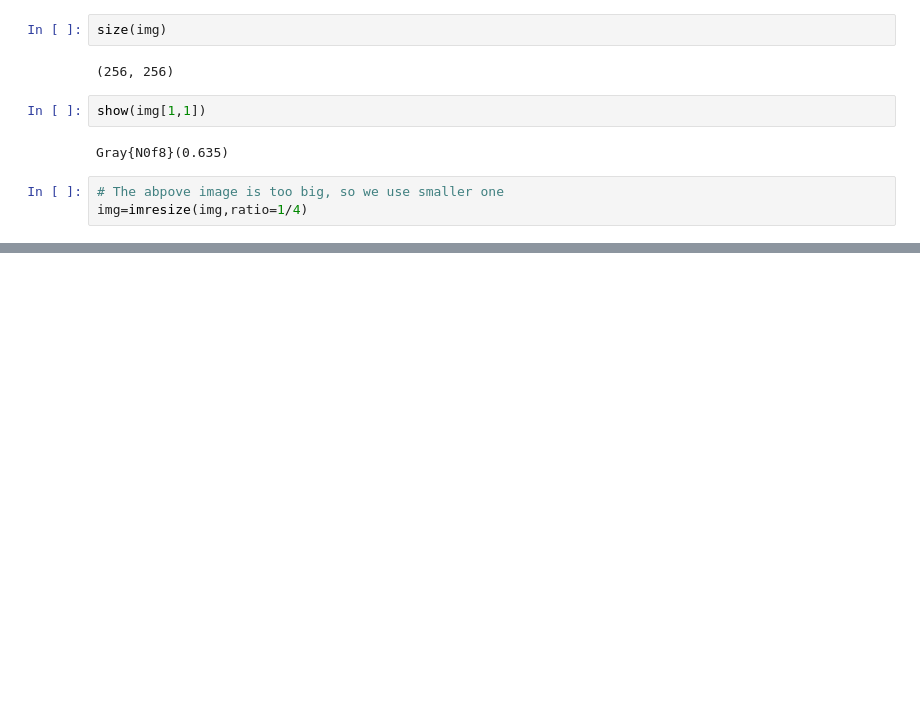
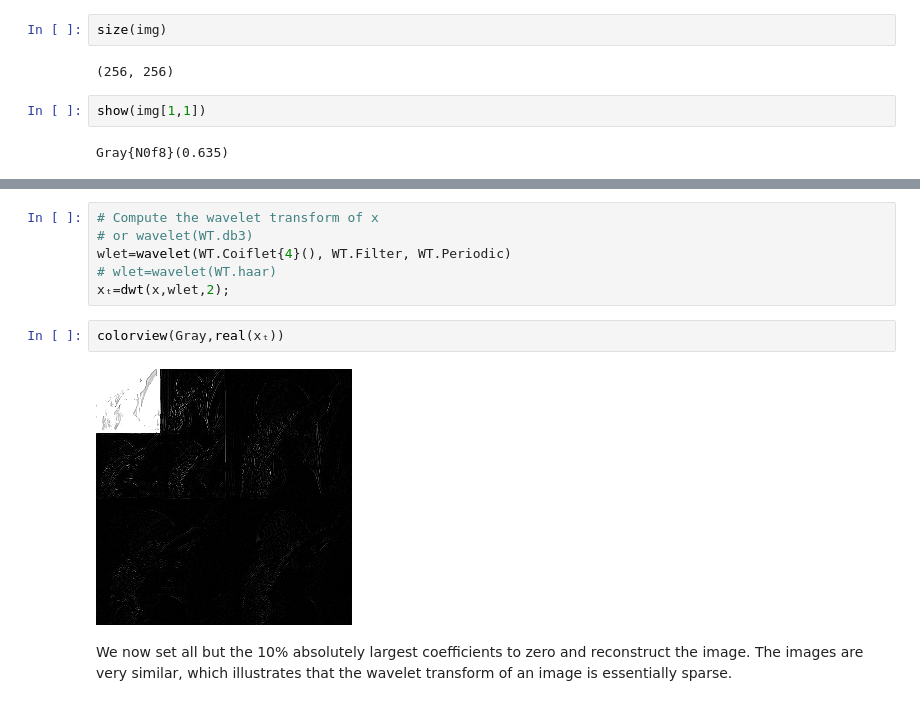
Before and after one commit to ivanslapnicar/GIAN-Applied-NLA-Course, a Jupyter notebook: src/Module C - Applications/L15 Compressive Sensing.ipynb, the cells around one changed output, grey strips where cells are left out. Drawn from its saved outputs; the diff is of its cells as text; blank space fills up the shorter version.

```diff
--- a/src/Module C - Applications/L15 Compressive Sensing.ipynb
+++ b/src/Module C - Applications/L15 Compressive Sensing.ipynb
@@ -688,6 +798,3 @@ size(img)
 show(img[1,1])
 # %% [output]
 Gray{N0f8}(0.635)
-# %%
-# The abpove image is too big, so we use smaller one
-img=imresize(img,ratio=1/4)
@@ -695,0 +817,12 @@ img=imresize(img,ratio=1/4)
+# %%
+# Compute the wavelet transform of x
+# or wavelet(WT.db3)
+wlet=wavelet(WT.Coiflet{4}(), WT.Filter, WT.Periodic)
+# wlet=wavelet(WT.haar)
+xₜ=dwt(x,wlet,2);
+# %%
+colorview(Gray,real(xₜ))
+# %% [output]
+[figure, added]
+# %% [markdown]
+We now set all but the 10% absolutely largest coefficients to zero and reconstruct the image. The images are very similar, which illustrates that the wavelet transform of an image is essentially sparse.
```
Also changed, not shown: parts of 93 cells of this notebook, 1 other file.
